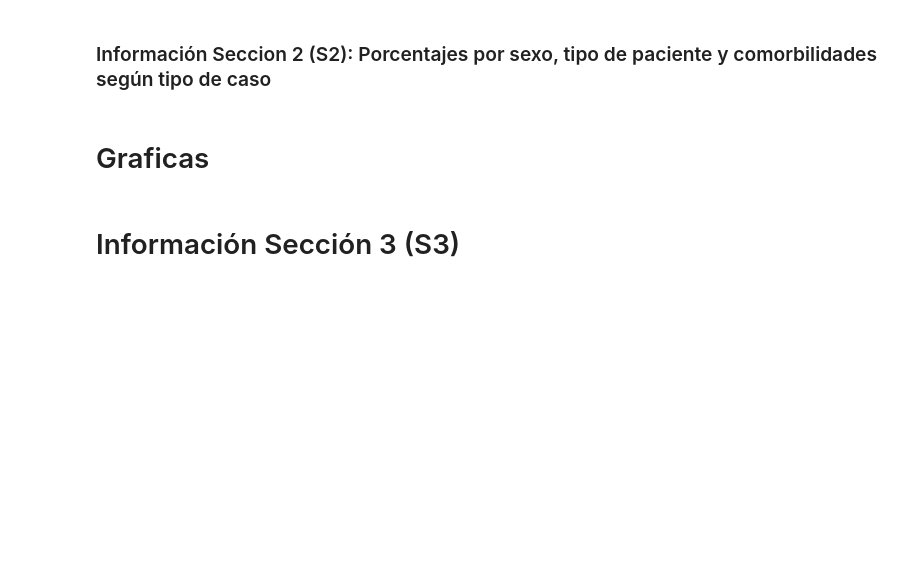
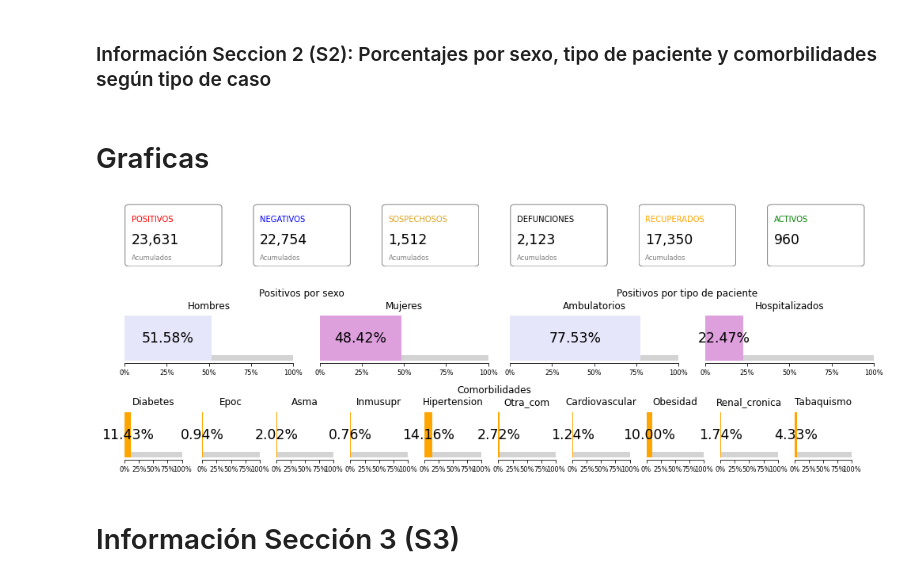
Before and after one commit to lorgid1/COVID_DSE, a Jupyter notebook: DSE-COVID.ipynb, the cells around one changed output. Saved outputs shown, nothing was run; the diff lists cells and outputs as text; code cells hidden in the pictures; blank space fills up the shorter version.

Commit message:
Se corrigieron las graficas de barra para el nuevo formato de los datos

```diff
--- a/DSE-COVID.ipynb
+++ b/DSE-COVID.ipynb
@@ -630,34 +702,91 @@ def barra_horizontal(fila, columna, titulo,
+# %%
+# Variables para cortar la información
+
+random =  ['026', '065', '038', '087', ' 093', '136', '182']
+
+xalapa = ['087']
+
+juris_xalapa = ["001", "002", "004", "009", "010", "017", "024", "025", "026", "036", "038",
+               "046", "057", "065", "079", "087", "088", "092", "093", "096", "106", "107",
+               "112", "128", "132", "136", "156", "164", "166", "177", "182", "187", "194"]
+
+zm_xalapa = ['026', '038', '065', '087', '093', '136', '182']
+# %%
+# Variables para cortar la información
+
+condicion = 'POSITIVOS' # Condición a extraer
+entidades = ['30']      # Entidades a extraer
+municipios = juris_xalapa# Municipios a extraer
 # %%
-fig = plt.figure(figsize = (14, 3))
+fig = plt.figure(figsize = (14, 5))
 gs = gridspec.GridSpec(3, 6, figure = fig)
 
 colores_condiciones = ['red', 'blue', 'goldenrod']
 
 fila, columna = 0, 0
 for item, color in zip(acumulado_condiciones.items(), colores_condiciones):
     llave, valor = item[0], item[1]
     ax = cuadro_informacion(fila, columna, llave,
-                            valor,
-                            entidades, municipios, color,
-                            acumulado = True)
+                            valor, entidades, municipios,
+                            color, acumulado = True)
     columna += 1
 
 fila, columna = 0, 3
 ax = cuadro_informacion(fila, columna, 'DEFUNCIONES',
                    acumulado_defunciones['POSITIVOS'],
                    entidades, municipios, 'black',
                    acumulado = True)
 
 fila, columna = 0, 4
 ax = cuadro_informacion(fila, columna, 'RECUPERADOS',
                    acumulado_recuperados['POSITIVOS'],
                    entidades, municipios, 'orange',
                    acumulado = True)
 
 fila, columna = 0, 5
 ax = cuadro_informacion(fila, columna, 'ACTIVOS',
                    acumulado_activos['POSITIVOS'],
                    entidades, municipios, 'green',
                    acumulado = False)
 
+colores = [ 'lavender','plum']
+
+ax = plt.subplot(gs[1, :3])
+ax = multiples_barras(ax, f'{condicion.capitalize()} por sexo',
+                      ["HOMBRES", 'MUJERES'],
+                      cuenta_valores_s2['SEXO'],
+                      condicion,
+                      entidades,
+                      municipios,
+                      [1, 2],
+                      colores,
+                      barra_horizontal,
+                      .05, .8)
+
+ax = plt.subplot(gs[1, 3:])
+ax = multiples_barras(ax, f'{condicion.capitalize()} por tipo de paciente',
+                      ["Ambulatorios", 'Hospitalizados'],
+                      cuenta_valores_s2['TIPO_PACIENTE'],
+                      condicion,
+                      entidades,
+                      municipios,
+                      [1, 2],
+                      colores,
+                      barra_horizontal,
+                      .05, .8)
+
+ax = plt.subplot(gs[2, :])
+ax = multiples_barras(ax, 'Comorbilidades',
+                      lista_comorbilidades,
+                      {x:cuenta_valores_s2[x] for x in lista_comorbilidades},
+                      condicion,
+                      entidades,
+                      municipios,
+                      [1],
+                      ['orange'],
+                      barra_horizontal,
+                      .05, .8, True)
+
 plt.tight_layout()
+# %% [output]
+[figure, added]
```
Also changed, not shown: parts of 8 cells of this notebook.
